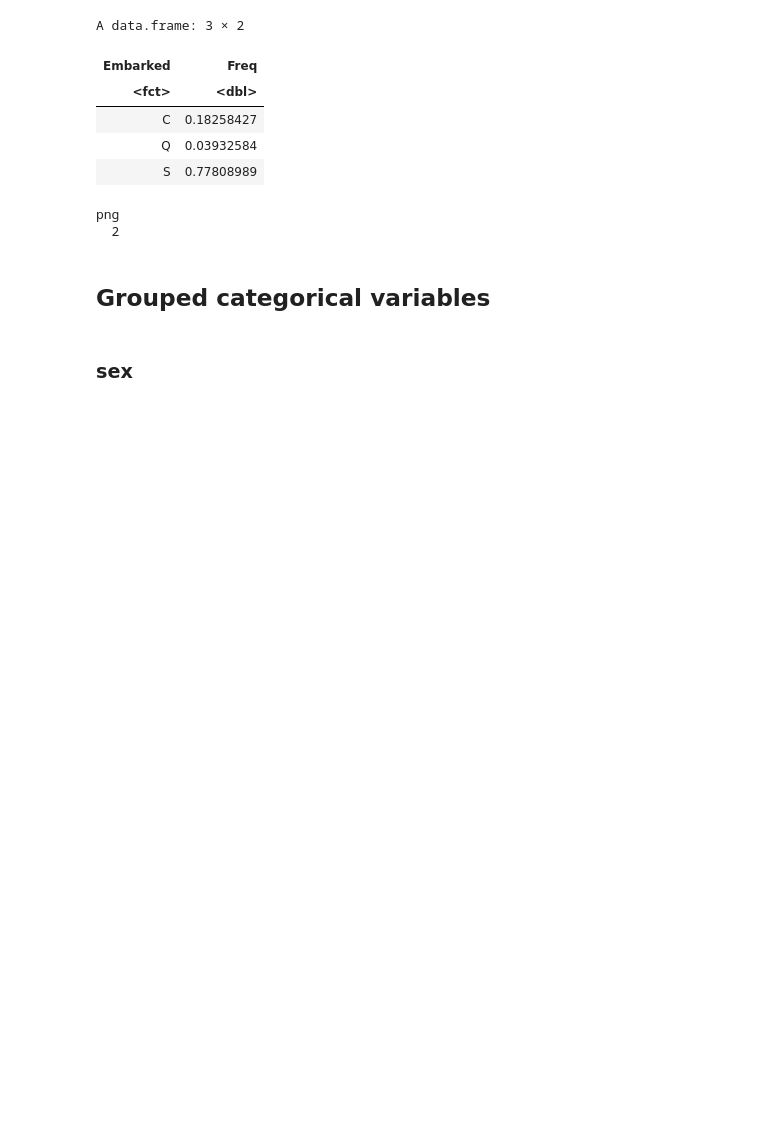
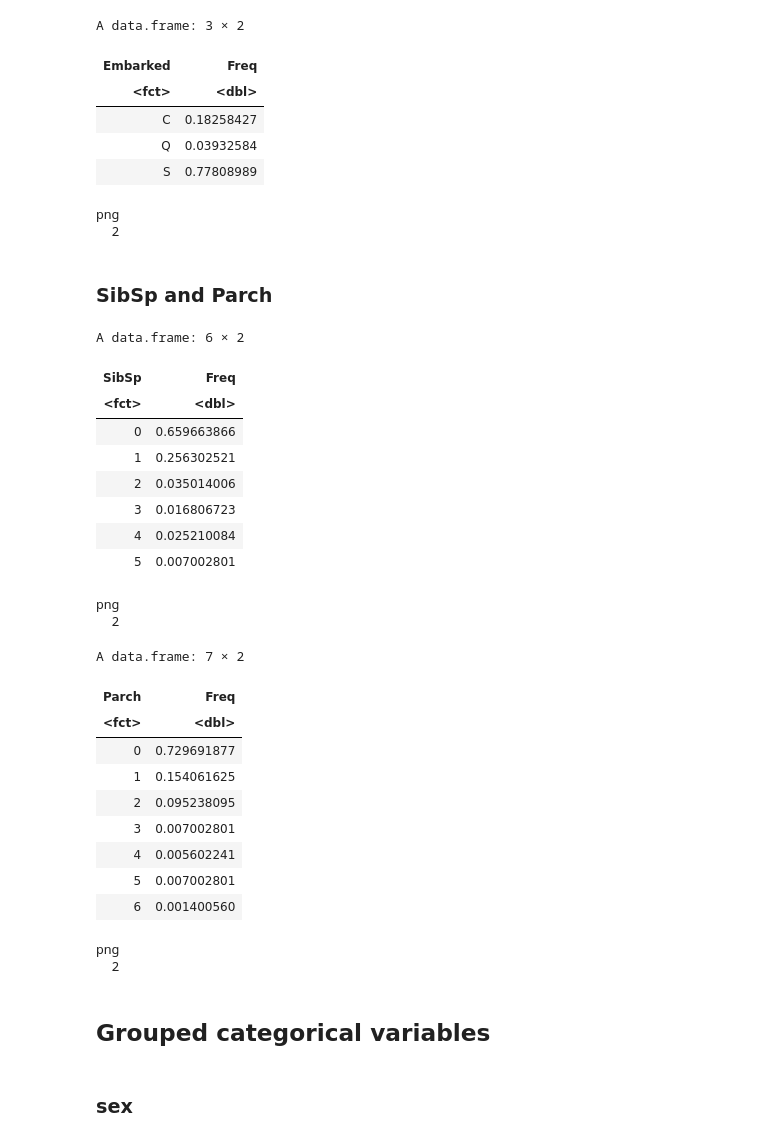
Before and after one commit to dreth/UC3MRprogramming, a Jupyter notebook: Homework_1.ipynb, the cells around one changed output. Saved outputs shown, nothing was run; the diff lists cells and outputs as text; code cells hidden in the pictures; blank space fills up the shorter version.

```diff
--- a/Homework_1.ipynb
+++ b/Homework_1.ipynb
@@ -297,6 +297,64 @@ A data.frame: 3 × 2
 | S | 0.77808989 |
 png
   2
+# %% [markdown]
+### SibSp and Parch
+# %%
+# proportions for SibSp
+SibSp <- data.frame(prop.table(table(data_n$SibSp)))
+colnames(SibSp)[1] <- "SibSp"
+SibSp
+
+# plotting bars
+png(file="./plots/sibsp_prop_bar.png", width=700, height=700)
+options(repr.plot.width = 8, repr.plot.height = 8)
+ggplot(SibSp, aes(x=SibSp, y=Freq, fill=SibSp)) +
+ geom_bar(position="dodge", stat="identity") +
+ geom_label(aes(y=Freq, label = scales::percent(round(Freq,4), accuracy=0.01)),
+             position=position_dodge(width=0.9),
+             show.legend=F)+
+ theme(text = element_text(size=18))
+dev.off()
+
+# proportions for Parch
+Parch <- data.frame(prop.table(table(data_n$Parch)))
+colnames(Parch)[1] <- "Parch"
+Parch
+
+# plotting bars
+png(file="./plots/parch_prop_bar.png", width=700, height=700)
+options(repr.plot.width = 8, repr.plot.height = 8)
+ggplot(Parch, aes(x=Parch, y=Freq, fill=Parch)) +
+ geom_bar(position="dodge", stat="identity") +
+ geom_label(aes(y=Freq, label = scales::percent(round(Freq,4), accuracy=0.01)),
+             position=position_dodge(width=0.9),
+             show.legend=F)+
+ theme(text = element_text(size=18))
+dev.off()
+# %% [output]
+A data.frame: 6 × 2
+| SibSp | Freq |
+| <fct> | <dbl> |
+| 0 | 0.659663866 |
+| 1 | 0.256302521 |
+| 2 | 0.035014006 |
+| 3 | 0.016806723 |
+| 4 | 0.025210084 |
+| 5 | 0.007002801 |
+png
+  2
+A data.frame: 7 × 2
+| Parch | Freq |
+| <fct> | <dbl> |
+| 0 | 0.729691877 |
+| 1 | 0.154061625 |
+| 2 | 0.095238095 |
+| 3 | 0.007002801 |
+| 4 | 0.005602241 |
+| 5 | 0.007002801 |
+| 6 | 0.001400560 |
+png
+  2
 # %% [markdown]
 ## Grouped categorical variables
 # %% [markdown]
```
Also changed, not shown: 2 other files.
